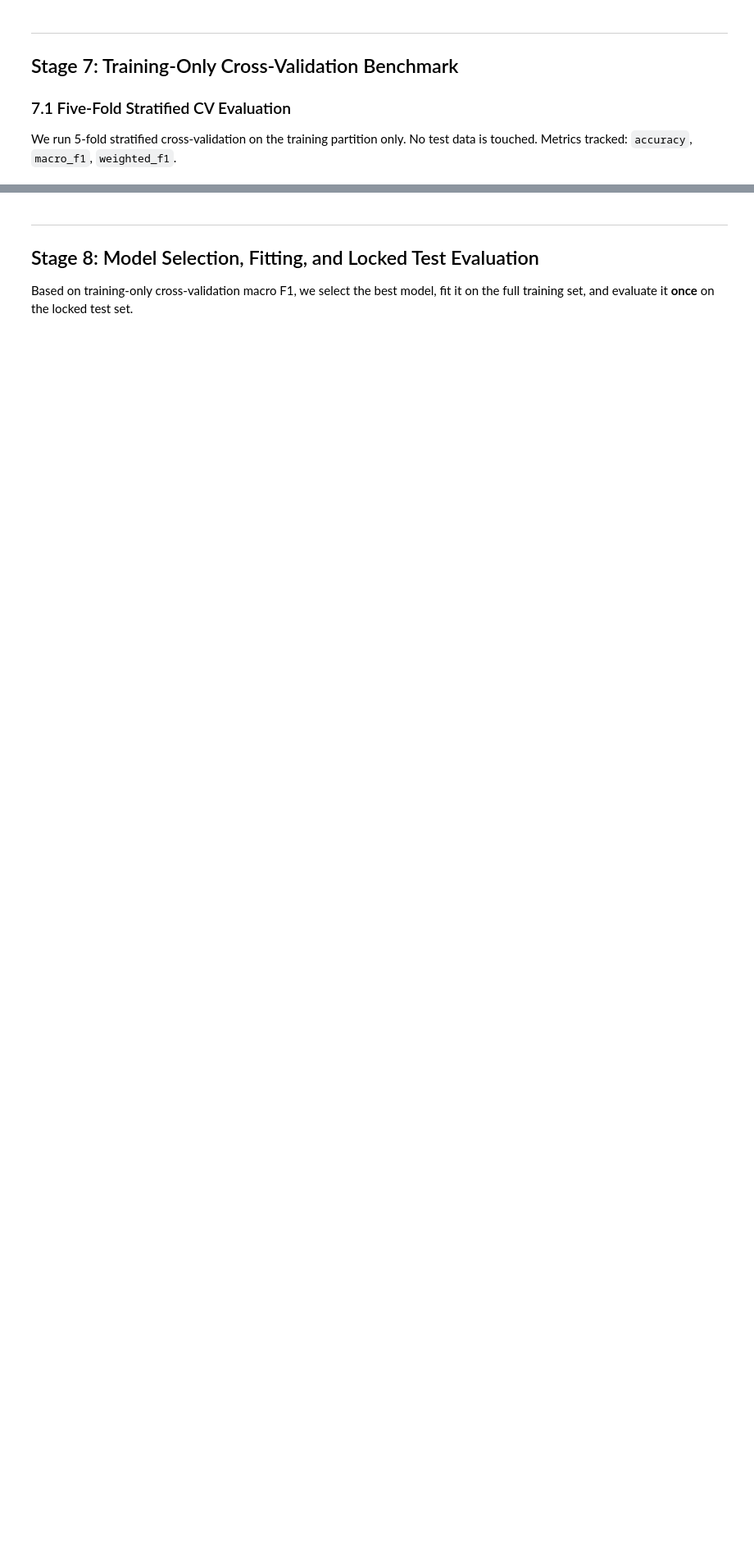
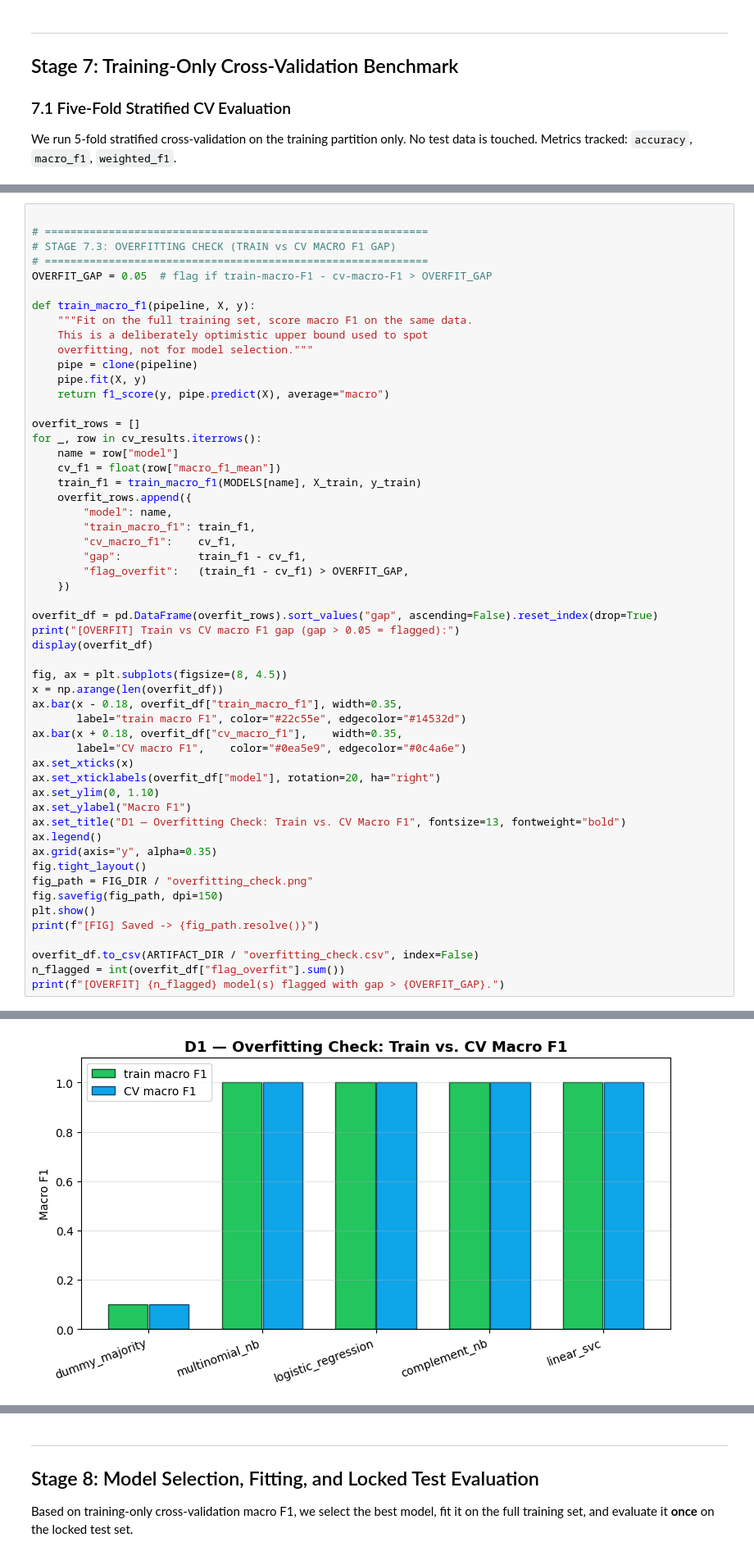
Before and after one commit to Raunak-23/Predictive_Analytics, a Jupyter notebook: Email_classification/notebooks/EmailIntentClassification.ipynb, the cells around one changed output, grey strips where cells are left out. Shown at 82% size. Drawn from its saved outputs; the diff is of its cells as text; blank space fills up the shorter version.

```diff
--- a/Email_classification/notebooks/EmailIntentClassification.ipynb
+++ b/Email_classification/notebooks/EmailIntentClassification.ipynb
@@ -726,0 +846,55 @@ print(f"[FIG] Saved -> {fig_path.resolve()}")
+# %%
+
+# ============================================================
+# STAGE 7.3: OVERFITTING CHECK (TRAIN vs CV MACRO F1 GAP)
+# ============================================================
+OVERFIT_GAP = 0.05  # flag if train-macro-F1 - cv-macro-F1 > OVERFIT_GAP
+
+def train_macro_f1(pipeline, X, y):
+    """Fit on the full training set, score macro F1 on the same data.
+    This is a deliberately optimistic upper bound used to spot
+    overfitting, not for model selection."""
+    pipe = clone(pipeline)
+    pipe.fit(X, y)
+    return f1_score(y, pipe.predict(X), average="macro")
+
+overfit_rows = []
+for _, row in cv_results.iterrows():
+    name = row["model"]
+    cv_f1 = float(row["macro_f1_mean"])
+    train_f1 = train_macro_f1(MODELS[name], X_train, y_train)
+    overfit_rows.append({
+        "model": name,
+        "train_macro_f1": train_f1,
+        "cv_macro_f1":    cv_f1,
+        "gap":            train_f1 - cv_f1,
+        "flag_overfit":   (train_f1 - cv_f1) > OVERFIT_GAP,
+    })
+
+overfit_df = pd.DataFrame(overfit_rows).sort_values("gap", ascending=False).reset_index(drop=True)
+print("[OVERFIT] Train vs CV macro F1 gap (gap > 0.05 = flagged):")
+display(overfit_df)
+
+fig, ax = plt.subplots(figsize=(8, 4.5))
+x = np.arange(len(overfit_df))
+ax.bar(x - 0.18, overfit_df["train_macro_f1"], width=0.35,
+       label="train macro F1", color="#22c55e", edgecolor="#14532d")
+ax.bar(x + 0.18, overfit_df["cv_macro_f1"],    width=0.35,
+       label="CV macro F1",    color="#0ea5e9", edgecolor="#0c4a6e")
+ax.set_xticks(x)
+ax.set_xticklabels(overfit_df["model"], rotation=20, ha="right")
+ax.set_ylim(0, 1.10)
+ax.set_ylabel("Macro F1")
+ax.set_title("D1 — Overfitting Check: Train vs. CV Macro F1", fontsize=13, fontweight="bold")
+ax.legend()
+ax.grid(axis="y", alpha=0.35)
+fig.tight_layout()
+fig_path = FIG_DIR / "overfitting_check.png"
+fig.savefig(fig_path, dpi=150)
+plt.show()
+print(f"[FIG] Saved -> {fig_path.resolve()}")
+
+overfit_df.to_csv(ARTIFACT_DIR / "overfitting_check.csv", index=False)
+n_flagged = int(overfit_df["flag_overfit"].sum())
+print(f"[OVERFIT] {n_flagged} model(s) flagged with gap > {OVERFIT_GAP}.")
+# %% [output]
@@ -726,0 +908 @@ print(f"[FIG] Saved -> {fig_path.resolve()}")
+[figure, added]
```
Also changed, not shown: parts of 34 cells of this notebook, 19 other files.
